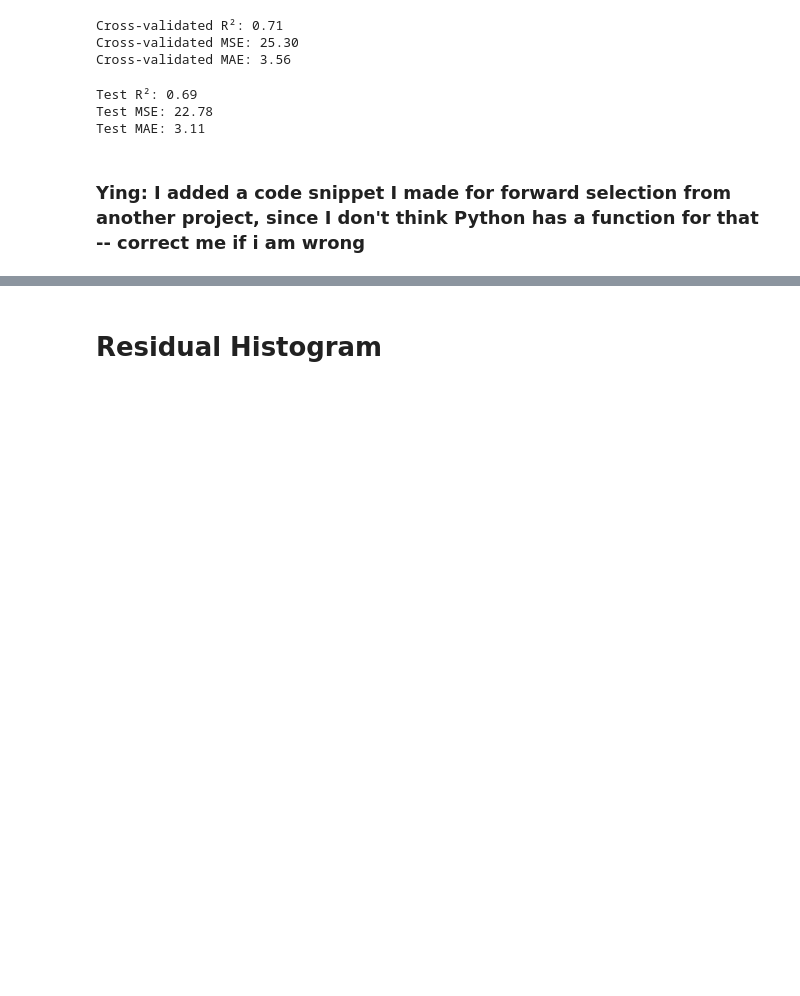
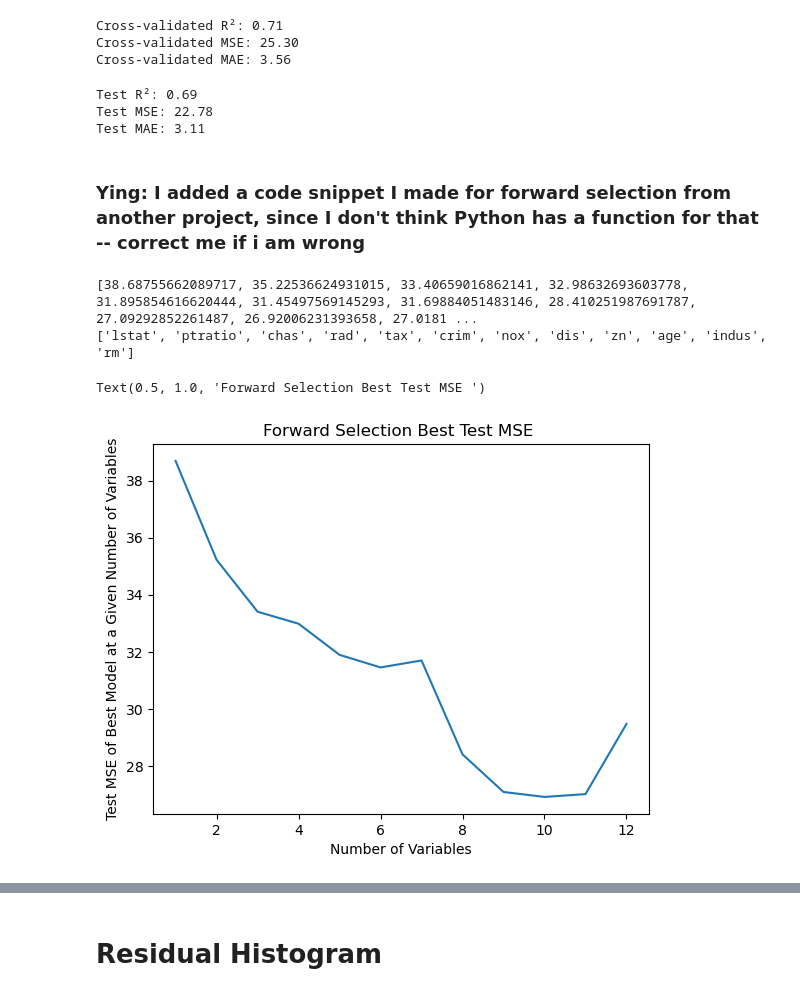
Before and after one commit to yzhao2433/LoanDelinquencyProject, a Jupyter notebook: HW1.ipynb, the cells around one changed output, grey strips where cells are left out. Saved outputs shown, nothing was run; the diff lists cells and outputs as text; code cells hidden in the pictures; blank space fills up the shorter version.

```diff
--- a/HW1.ipynb
+++ b/HW1.ipynb
@@ -424,0 +489,12 @@ def forwardSelection (df):
+# %%
+test_score = forwardSelection(df, training_test_result_MSE)
+test_results = pd.DataFrame({"numVar":np.arange(1, len(test_mse) + 1), "testMSE":test_score})
+plt.plot(test_results["numVar"], test_results["testMSE"])
+plt.xlabel("Number of Variables")
+plt.ylabel("Test MSE of Best Model at a Given Number of Variables")
+plt.title("Forward Selection Best Test MSE ")
+# %% [output]
+[38.68755662089717, 35.22536624931015, 33.40659016862141, 32.98632693603778, 31.895854616620444, 31.45497569145293, 31.69884051483146, 28.410251987691787, 27.09292852261487, 26.92006231393658, 27.0181 ...
+['lstat', 'ptratio', 'chas', 'rad', 'tax', 'crim', 'nox', 'dis', 'zn', 'age', 'indus', 'rm']
+Text(0.5, 1.0, 'Forward Selection Best Test MSE ')
+[figure, added]
```
Also changed, not shown: parts of 24 cells of this notebook.
